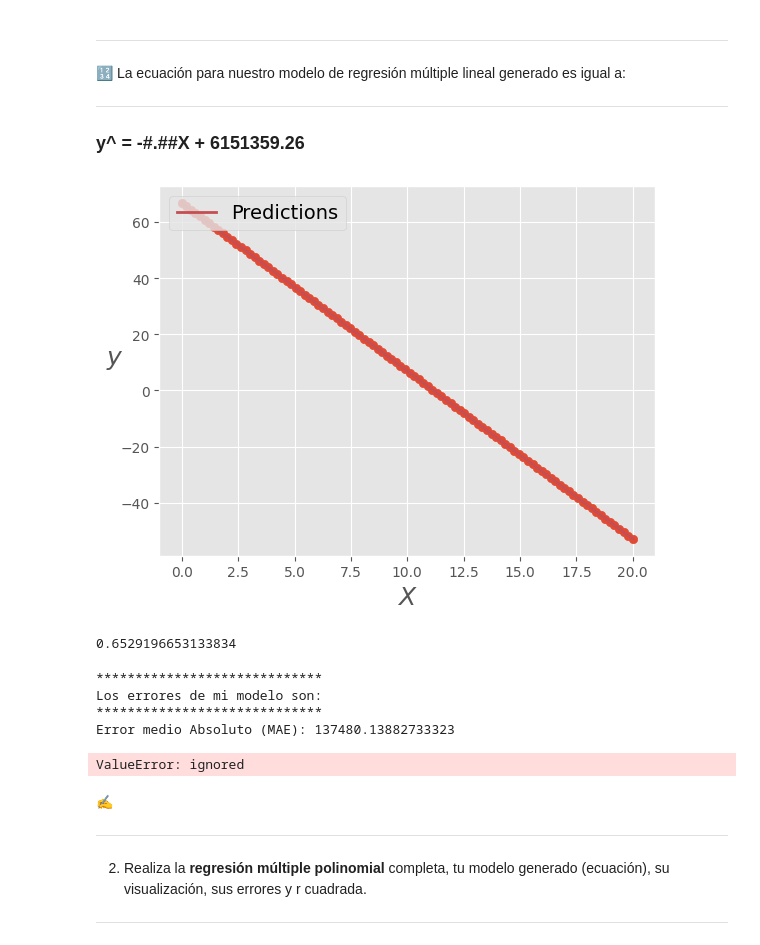
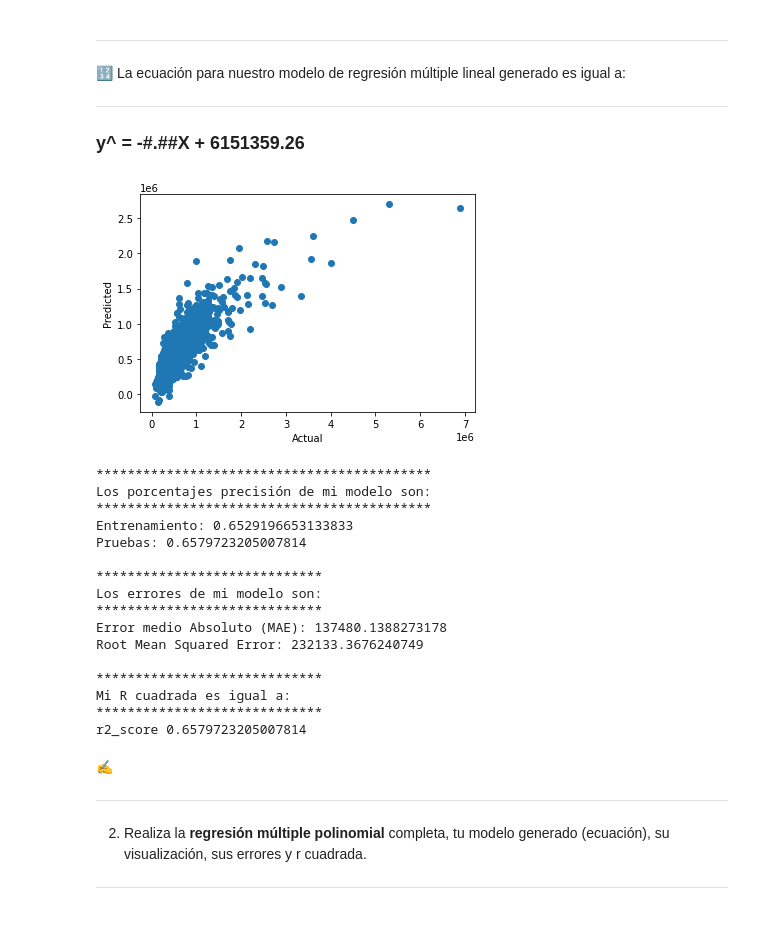
Before and after one commit to PosgradoMNA/actividades-de-aprendizaje-A01793509, a Jupyter notebook: Repaso_Regresiones_Kmeans.A01793509.ipynb, the cells around one changed output. Cells and saved outputs as stored; diff of their text form; code cells hidden in the pictures.

```diff
--- a/Repaso_Regresiones_Kmeans.A01793509.ipynb
+++ b/Repaso_Regresiones_Kmeans.A01793509.ipynb
@@ -912,12 +912,8 @@ Tamaño del X_test: (2162, 15)
 linear_reg_mul = LinearRegression(fit_intercept=True)
 linear_reg_mul.fit(X_train, y_train)
 
-#Construimos la mejor línea de ajuste
-X_fit_mul = np.linspace(0, 20, 100)
-y_fit_mul = linear_reg.predict(X_fit_mul[:, np.newaxis])
-
-X_fit_t_mul = np.linspace(0, 20, 100)
-y_fit_t_mul = linear_reg.predict(X_fit_t_mul[:, np.newaxis])
+#Ejecutamos la predicción
+y_pred_mul=linear_reg_mul.predict(X_test)
 
 #Obtenemos la pendiente (a) y la intercepción (b)
 print("Las pendientes son", linear_reg_mul.coef_)
@@ -937,36 +933,47 @@ Intercepción igual a [6151359.26274124]
 
 ---
 ### y^ = -#.##X + 6151359.26
-# %%
-#Visualizamos nuestro modelo
-plt.scatter(X_fit_t_mul, y_fit_t_mul)
-plt.plot(X_fit_mul, y_fit_mul, "r-", linewidth=2, label="Predictions")
-plt.xlabel("$X$", fontsize=18)
-plt.ylabel("$y$", rotation=0, fontsize=18)
-plt.legend(loc="upper left", fontsize=14);
-# %% [output]
-[figure, removed]
-# %%
-print(linear_reg_mul.score(X_train, y_train))
-# %% [output]
-0.6529196653133834
+# %%
+#Visualizamos nuestro modelo
+plt.scatter(y_test,y_pred_mul);
+plt.xlabel('Actual');
+plt.ylabel('Predicted');
+# %% [output]
+[figure, added]
 # %%
+print('*******************************************')
+print('Los porcentajes precisión de mi modelo son:')
+print('*******************************************')
+print("Entrenamiento:", linear_reg_mul.score(X_train, y_train))
+print("Pruebas:", linear_reg_mul.score(X_test, y_test))
+print("")
 print('*****************************')
 print('Los errores de mi modelo son:')
 print('*****************************')
 print('Error medio Absoluto (MAE):', metrics.mean_absolute_error(y_test, y_pred_mul))
-print('Root Mean Squared Error:', np.sqrt(metrics.mean_squared_error(y_test, y_fit)))
+print('Root Mean Squared Error:', np.sqrt(metrics.mean_squared_error(y_test, y_pred_mul)))
 print("")
 print('*****************************')
 print('Mi R cuadrada es igual a:')
 print('*****************************')
-print('r2_score',r2_score(y_test, y_fit))
+print('r2_score',r2_score(y_test, y_pred_mul))
 # %% [output]
+*******************************************
+Los porcentajes precisión de mi modelo son:
+*******************************************
+Entrenamiento: 0.6529196653133833
+Pruebas: 0.6579723205007814
+
 *****************************
 Los errores de mi modelo son:
 *****************************
-Error medio Absoluto (MAE): 137480.13882733323
+Error medio Absoluto (MAE): 137480.1388273178
+Root Mean Squared Error: 232133.3676240749
+
+*****************************
+Mi R cuadrada es igual a:
+*****************************
+r2_score 0.6579723205007814
-ValueError: ignored
 # %% [markdown]
 ✍
 
```
Also changed, not shown: parts of 35 cells of this notebook.
